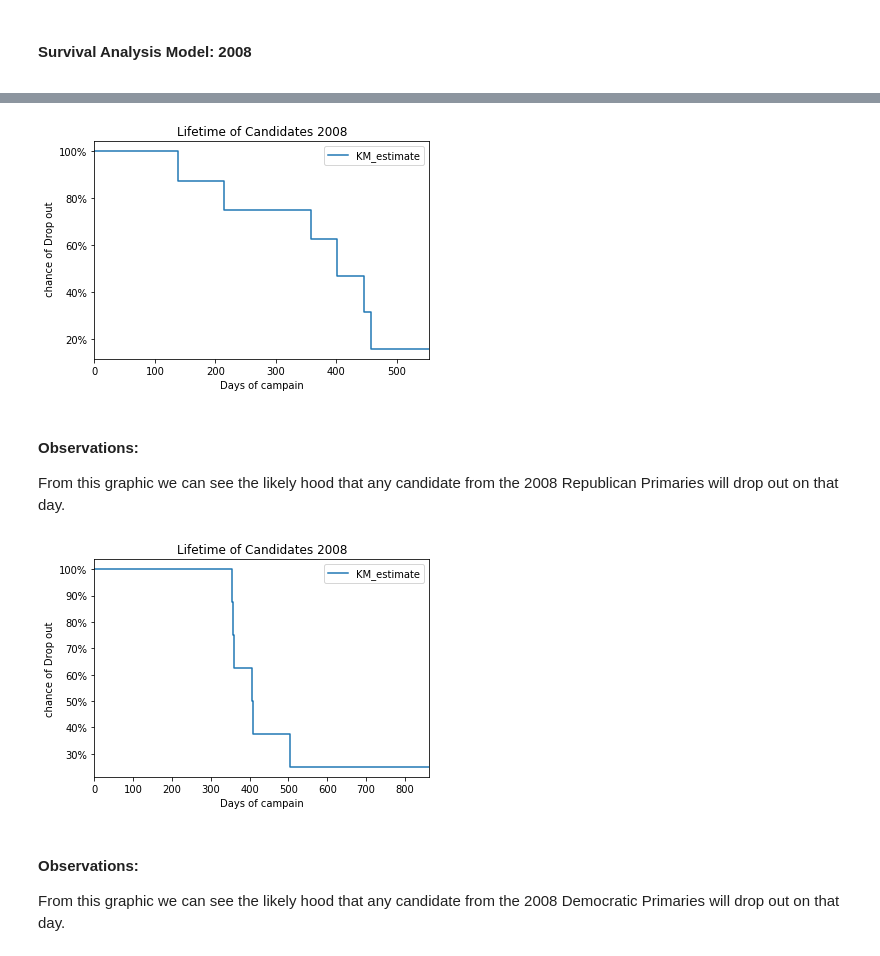
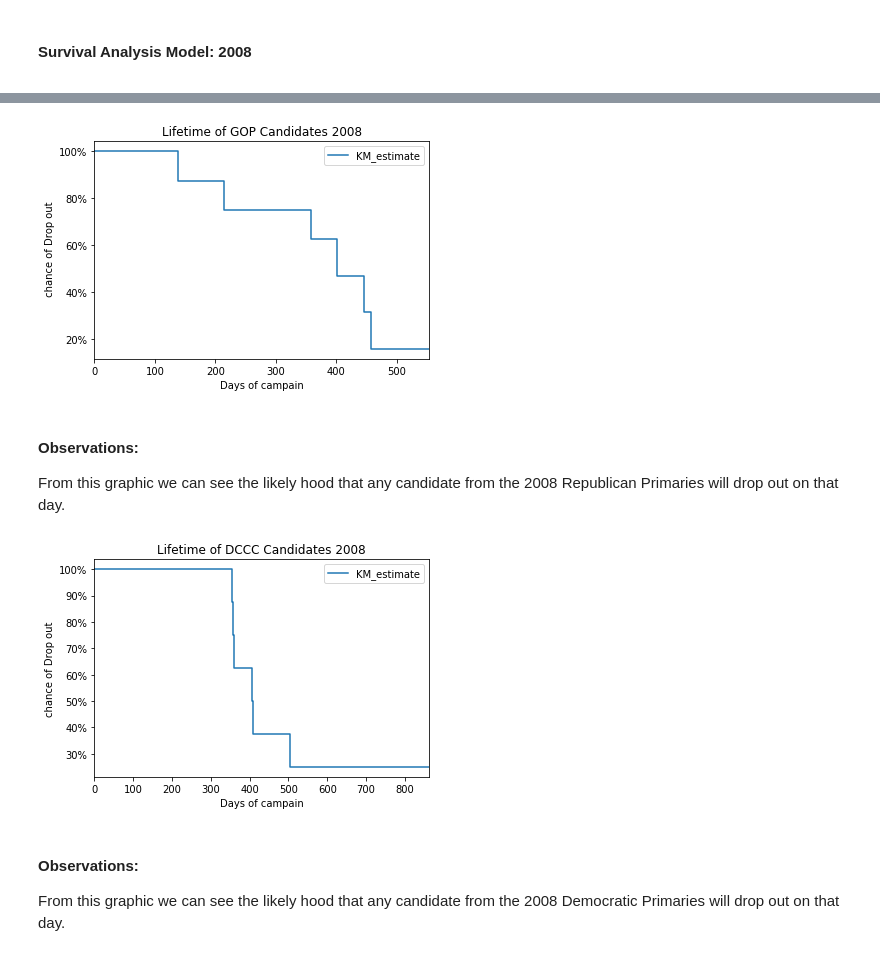
Before and after one commit to njread/Survival_Analysis_Capstone, a Jupyter notebook: Code/modeling/Modeling.ipynb, the cells around one changed output, grey strips where cells are left out. Drawn from its saved outputs; the diff is of its cells as text; code cells hidden in the pictures.

```diff
--- a/Code/modeling/Modeling.ipynb
+++ b/Code/modeling/Modeling.ipynb
@@ -76,28 +93,28 @@ kmf = KaplanMeierFitter()
 
 ax = plt.subplot()
 
-kmf.fit(df_gop_2008['Days_in_race'], df_gop_2008['Dropped_out'])
-ax = kmf.plot(ax=ax, ci_show=False,title = 'Lifetime of Candidates 2008')
+kmf.fit(df_2008_model_REP['Days_in_race'], df_2008_model_REP['Dropped_out'])
+ax = kmf.plot(ax=ax, ci_show=False,title = 'Lifetime of GOP Candidates 2008')
 plt.ylabel(' chance of Drop out')
 ax.yaxis.set_major_formatter(mtick.PercentFormatter(1.0))
 plt.xlabel('Days of campain');
 # %% [output]
-[figure, old version]
+[figure, new version]
 # %% [markdown]
 #### Observations:
 From this graphic we can see the likely hood that any candidate from the 2008 Republican Primaries will drop out on that day.
 # %%
 kmf = KaplanMeierFitter()
 
 ax = plt.subplot()
 
-kmf.fit(df_dccc_2008['Days_in_race'], df_dccc_2008['Dropped_out'])
-ax = kmf.plot(ax=ax, ci_show=False,title = 'Lifetime of Candidates 2008')
+kmf.fit(df_2008_model_DM['Days_in_race'], df_2008_model_DM['Dropped_out'])
+ax = kmf.plot(ax=ax, ci_show=False,title = 'Lifetime of DCCC Candidates 2008')
 plt.ylabel('chance of Drop out')
 ax.yaxis.set_major_formatter(mtick.PercentFormatter(1.0))
 plt.xlabel('Days of campain');
 # %% [output]
-[figure, old version]
+[figure, new version]
 # %% [markdown]
 #### Observations:
 From this graphic we can see the likely hood that any candidate from the 2008 Democratic Primaries will drop out on that day.
```
Also changed, not shown: parts of 27 cells of this notebook.
